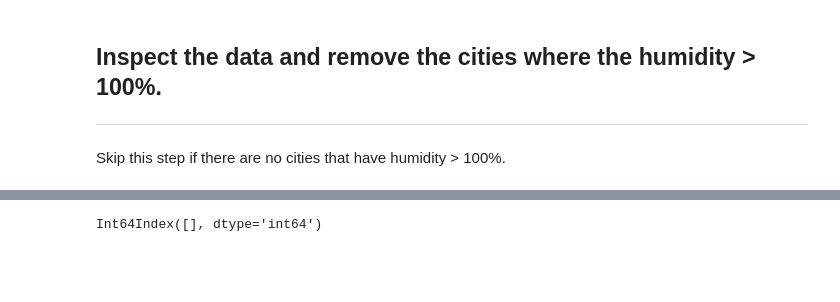
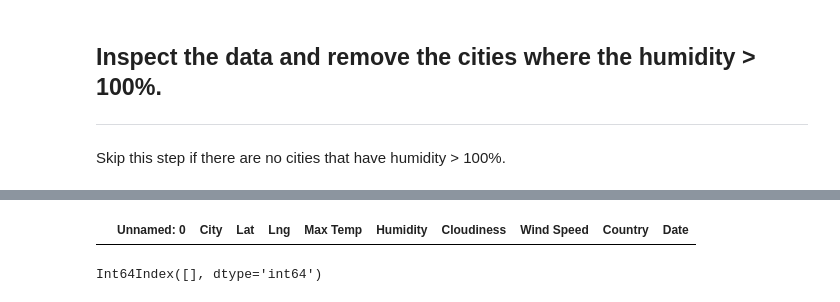
Before and after one commit to Daltonjfield/python-api-challange, a Jupyter notebook: WeatherPy/WeatherPy.ipynb, the cells around one changed output, grey strips where cells are left out. Drawn from its saved outputs; the diff is of its cells as text; code cells hidden in the pictures; blank space fills up the shorter version.

```diff
--- a/WeatherPy/WeatherPy.ipynb
+++ b/WeatherPy/WeatherPy.ipynb
@@ -175,2 +159,9 @@ Skip this step if there are no cities that have humidity > 100%.
+# %%
+humidity_over_100 = pd.read_csv('output/raw_df.csv')
+humidity_over_100.head()
+humidity_over_100 = humidity_over_100.loc[humidity_over_100['Humidity']>100]
+humidity_over_100.head()
+# %% [output]
+|  | Unnamed: 0 | City | Lat | Lng | Max Temp | Humidity | Cloudiness | Wind Speed | Country | Date |
 # %%
 #  Get the indices of cities that have humidity over 100%.
```
Also changed, not shown: parts of 6 cells of this notebook.
